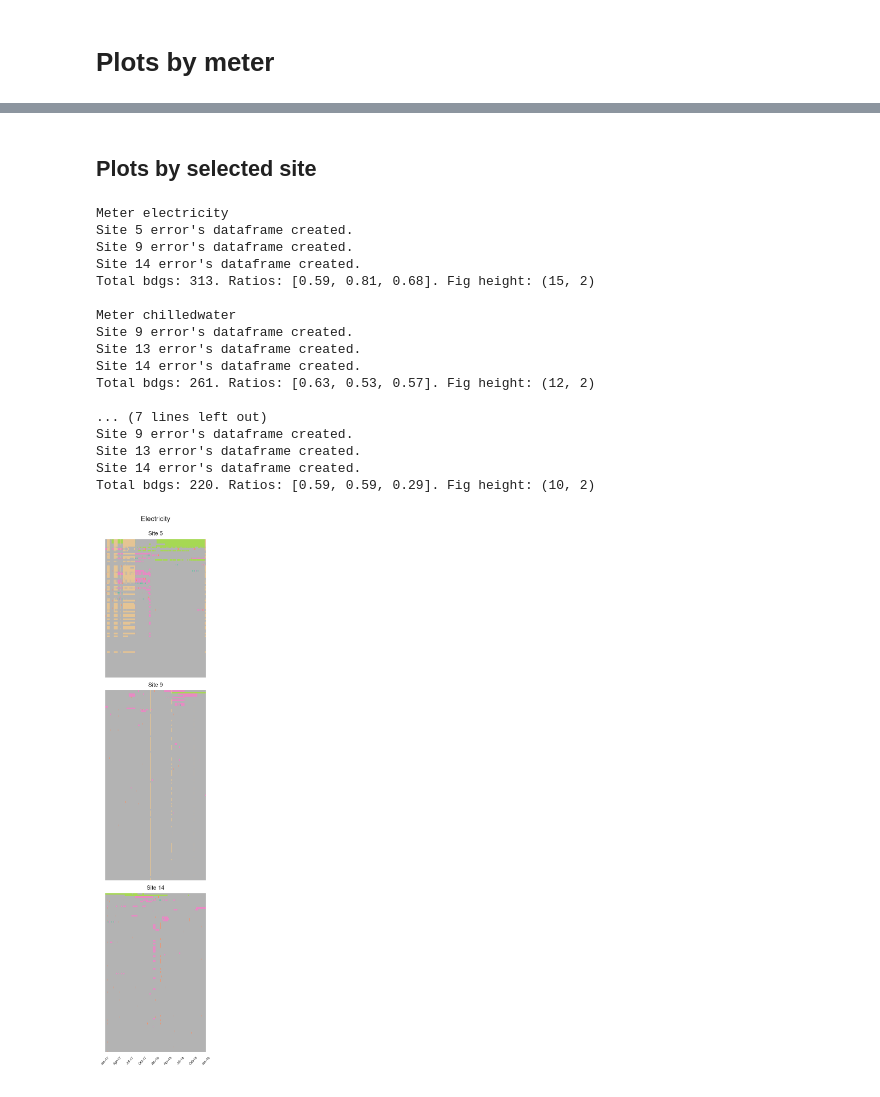
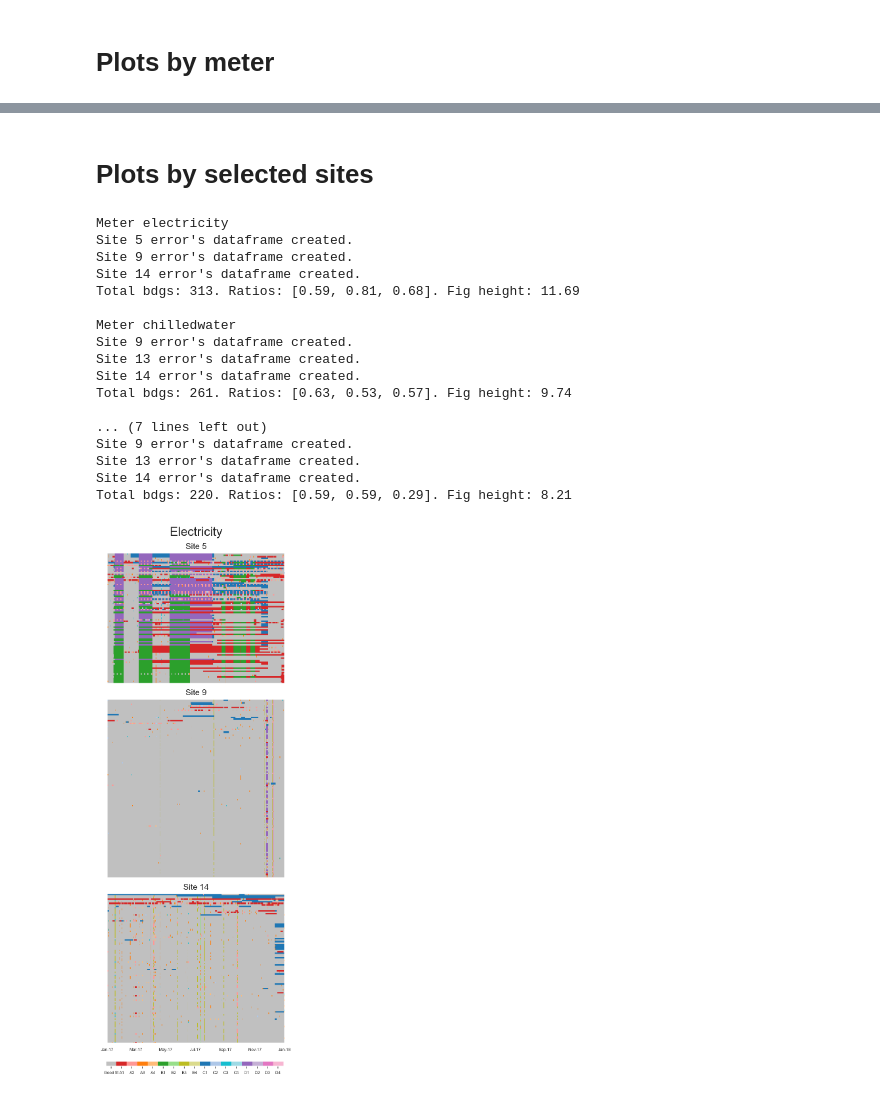
Before and after one commit to buds-lab/ashrae-great-energy-predictor-3-error-analysis, a Jupyter notebook: notebooks/07_plots-errors-heatmap.ipynb, the cells around one changed output, grey strips where cells are left out. Drawn from its saved outputs; the diff is of its cells as text; code cells hidden in the pictures.

```diff
--- a/notebooks/07_plots-errors-heatmap.ipynb
+++ b/notebooks/07_plots-errors-heatmap.ipynb
@@ -32,5 +28,5 @@ cmap = [cmap_orig[7],cmap_orig[6],cmap_orig[4],cmap_orig[3],cmap_orig[1],cmap_or
 # %%
 path_data = "..\\data\\processed\\summary\\"
 path_meta = "..\\data\\original\\metadata\\"
-path_res = "..\\results\\"
+path_res = "..\\results\\by_bdg\\"
 path_fig = "..\\figures\\"
@@ -298,8 +259,9 @@ Site 15 error's dataframe created.
 # Plots by meter
 # %%
 meters = ["electricity","chilledwater","hotwater","steam"]
-#meters = ["steam"]
+#meters = ["chilledwater"]
 sites = [0,1,2,3,4,5,6,7,8,9,10,11,12,13,14,15]
+#error_name = "B"
 
 for meter in meters:
     print(f"\nMeter {meter}")
@@ -311,7 +273,7 @@ for meter in meters:
     for site in sites:
 
         try:
-            df_error, error_types = error_df(path_res, meter, site)
+            df_error, error_types = error_df_all(path_res, meter, site)
             df_list.append(df_error)
             errors_list.append(error_types)
             sites_list.append(site)
@@ -348,17 +310,18 @@ for meter in meters:
 
         # Color palettes
         errors = sorted(error)
-        cmap0 = ListedColormap(cmap)
-        cmap1, names1 = choose_palette(error,ref)
+        #cmap0 = ListedColormap(cmap)
+        #cmap1, names1 = choose_palette(error,ref)
 
         ## HEATMAP
         # Get the data
         y = np.linspace(0, len(df), len(df)+1)
         x = pd.date_range(start='2017-01-01', end='2019-01-01')
         data = df
+        cmap_new = ListedColormap(cmap)
         # Plot
         ax0 = axes[i] if plots>1 else axes
-        qmesh = ax0.pcolormesh(x, y, data, cmap=cmap0, rasterized=True, vmin=0, vmax=5)
+        qmesh = ax0.pcolormesh(x, y, data, cmap=cmap_new, rasterized=True, vmin=0, vmax=17)
         # Axis
         plt.locator_params(axis='y', nbins=len(list(data.index))+1)
         ax0.set_title(f"Site {site}")
@@ -374,8 +337,8 @@ for meter in meters:
     plt.tight_layout()
     plt.subplots_adjust(bottom=0.12)
 
-    #fig.savefig(path_fig + f"{meter}_allsites.pdf", dpi=150, bbox_inches="tight")
-    fig.savefig(path_fig + f"{meter}_allsites.png", dpi=150, bbox_inches="tight")
+    #fig.savefig(path_fig + f"{meter}_allErrrors.pdf", dpi=150, bbox_inches="tight")
+    #fig.savefig(path_fig + f"{meter}_allErrrors.png", dpi=150, bbox_inches="tight")
 # %% [output]
 Meter electricity
 Site 0 not available for electricity.
@@ -503,5 +364,5 @@ Site 15 error's dataframe created.
 # %% [markdown]
-## Plots by selected site
+# Plots by selected sites
 # %%
 def sites_to_plot(meter):
 
@@ -516,6 +377,7 @@ def sites_to_plot(meter):
 # %%
 meters = ["electricity","chilledwater","hotwater","steam"]
 #meters = ["steam"]
+#error_name = "A"
 
 for meter in meters:
     print(f"\nMeter {meter}")
@@ -528,7 +390,7 @@ for meter in meters:
     for site in sites:
 
         try:
-            df_error, error_types = error_df(path_res, meter, site)
+            df_error, error_types = error_df_all(path_res, meter, site)
             df_list.append(df_error)
             errors_list.append(error_types)
             sites_list.append(site)
@@ -548,15 +410,15 @@ for meter in meters:
     cols = 1 #2
     rows = len(df_list_filter)
     dpi = 150
-    squaresize = 7
+    squaresize = 5.6
     ratios = [len(df)/dpi for df in df_list_filter]
 
     total_bdgs = 0
     for j in df_list_filter:
         total_bdgs = total_bdgs + len(j)
 
-    figheight = total_bdgs*squaresize/float(dpi)
-    print(f"Total bdgs: {total_bdgs}. Ratios: {[round(r,2) for r in ratios]}. Fig height: {round(figheight),2}")
+    figheight = total_bdgs*squaresize/float(dpi) # max 11.7 inches
+    print(f"Total bdgs: {total_bdgs}. Ratios: {[round(r,2) for r in ratios]}. Fig height: {round(figheight,2)}")
 
     # Ratios to make height of subplot dependant of number of buldings
     #ratios = [len(df) for df in df_list_filter]
@@ -564,7 +426,7 @@ for meter in meters:
     # Size of figure dependant on number of plots
     #figsize = setSize(rows)
 
-    fig, axes = plt.subplots(rows, cols, sharex = True, sharey=False, figsize=(3,figheight), dpi=dpi, gridspec_kw = {"height_ratios": ratios})#, "width_ratios": [4,1]})
+    fig, axes = plt.subplots(rows, cols, sharex = True, sharey=False, figsize=(4.15,figheight), dpi=dpi, gridspec_kw = {"height_ratios": ratios})#, "width_ratios": [4,1]})
     plots = rows * cols
     axes = axes.flatten() if plots > 1 else axes
 
@@ -573,52 +435,65 @@ for meter in meters:
 
         # Color palettes
         errors = sorted(error)
-        cmap0 = ListedColormap(cmap)
-        cmap1, names1 = choose_palette(error,ref)
+        #cmap0 = ListedColormap(cmap)
+        #cmap1, names1 = choose_palette(error,ref)
 
         ## HEATMAP
         # Get the data
         y = np.linspace(0, len(df), len(df)+1)
         x = pd.date_range(start='2017-01-01', end='2019-01-01')
+        cmap_new = ListedColormap(cmap)
         data = df
         # Plot
         ax0 = axes[i] if plots>1 else axes
-        qmesh = ax0.pcolormesh(x, y, data, cmap=cmap0, rasterized=True, vmin=0, vmax=5)
+        qmesh = ax0.pcolormesh(x, y, data, cmap=cmap_new, rasterized=True, vmin=0, vmax=17)
         # Axis
         plt.locator_params(axis='y', nbins=len(list(data.index))+1)
-        ax0.set_title(f"Site {site}", fontsize=10)
+        ax0.set_title(f"Site {site}", fontsize=12)
         ax0.axis('tight')
         ax0.xaxis_date() # Set up as dates
         ax0.xaxis.set_major_formatter(mdates.DateFormatter('%b-%y')) # set date's format
         #ax0.set_xticklabels(ax0.get_xticklabels(), rotation=45, ha='right',fontsize=8)
         ax0.set_yticklabels("") # omit building ID on y axis
-        plt.xticks(rotation=45, fontsize=6)
+        ax0.set_xlim([dt.date(2017, 1, 1), dt.date(2018, 1, 1)])
+        plt.xticks(rotation=0, fontsize=6)
 
         i = i+1
 
     # Figure parameters
-    fig.suptitle(f"{meter.capitalize()}", y = 1.015, fontsize=12)
+    fig.suptitle(f"{meter.capitalize()}", y = 1.015, fontsize=18)
     plt.tight_layout()
     plt.subplots_adjust(bottom=0.12)
 
-    fig.savefig(path_fig + f"{meter}_selectedSites.pdf", dpi=150, bbox_inches="tight")
-    fig.savefig(path_fig + f"{meter}_selectedSites.png", dpi=150, bbox_inches="tight")
+    if meter == "hotwater":
+        cax = plt.axes([0.06, 0, 0.92,  0.1/figheight])
+
+    else:
+        cax = plt.axes([0.06, 0.08, 0.92, 0.1/figheight])
+
+    tick_locs = (np.arange(17) + 0.5)*(17-1)/17
+    cbar = plt.colorbar(qmesh,orientation='horizontal',ticks=tick_locs, cax=cax, spacing="proportional")
+    cbar.set_ticklabels(list(ref.values())[:-1])
+    cbar.ax.tick_params(labelsize=6)
+
+    fig.savefig(path_fig + f"{meter}_allErrors_selectedSites.pdf", dpi=150, bbox_inches="tight")
+    fig.savefig(path_fig + f"{meter}_allErrors_selectedSites.png", dpi=150, bbox_inches="tight")
 # %% [output]
 Meter electricity
 Site 5 error's dataframe created.
 Site 9 error's dataframe created.
 Site 14 error's dataframe created.
-Total bdgs: 313. Ratios: [0.59, 0.81, 0.68]. Fig height: (15, 2)
+Total bdgs: 313. Ratios: [0.59, 0.81, 0.68]. Fig height: 11.69
 
 Meter chilledwater
 Site 9 error's dataframe created.
 Site 13 error's dataframe created.
 Site 14 error's dataframe created.
-Total bdgs: 261. Ratios: [0.63, 0.53, 0.57]. Fig height: (12, 2)
+Total bdgs: 261. Ratios: [0.63, 0.53, 0.57]. Fig height: 9.74
 
 ... (7 lines left out)
 Site 9 error's dataframe created.
 Site 13 error's dataframe created.
 Site 14 error's dataframe created.
-Total bdgs: 220. Ratios: [0.59, 0.59, 0.29]. Fig height: (10, 2)
+Total bdgs: 220. Ratios: [0.59, 0.59, 0.29]. Fig height: 8.21
-[figure, old version]
+[figure, new version]
```
Also changed, not shown: parts of 15 cells of this notebook, 3 other files.
